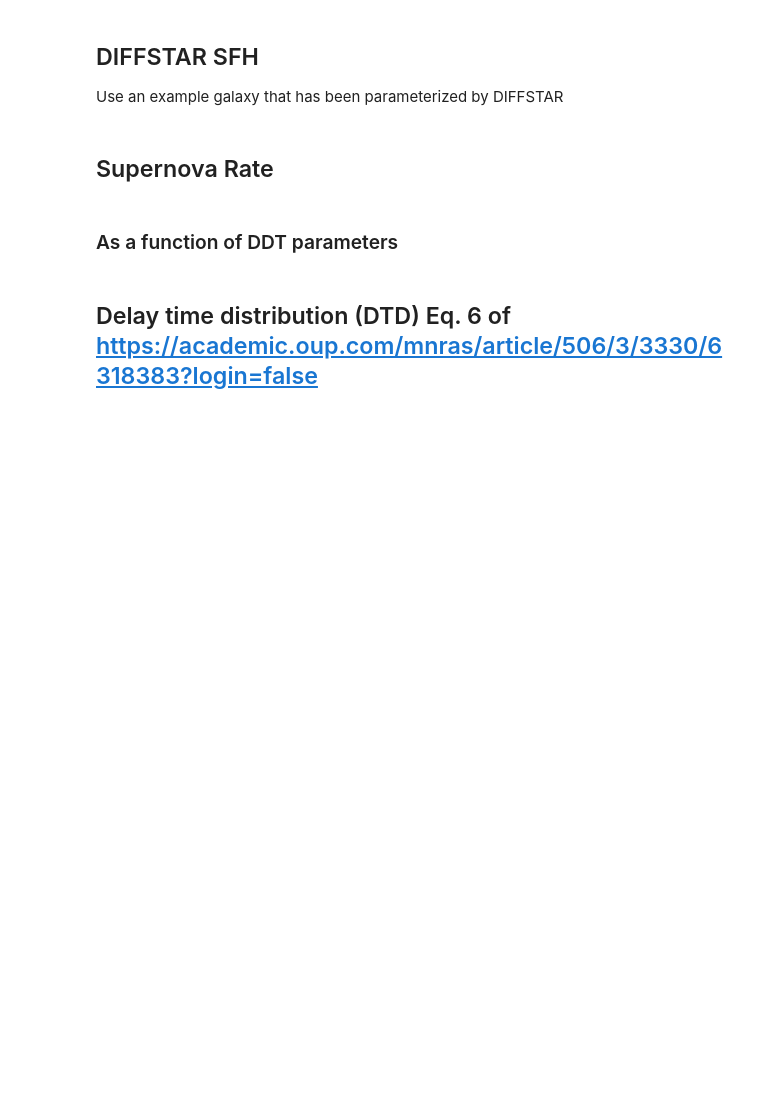
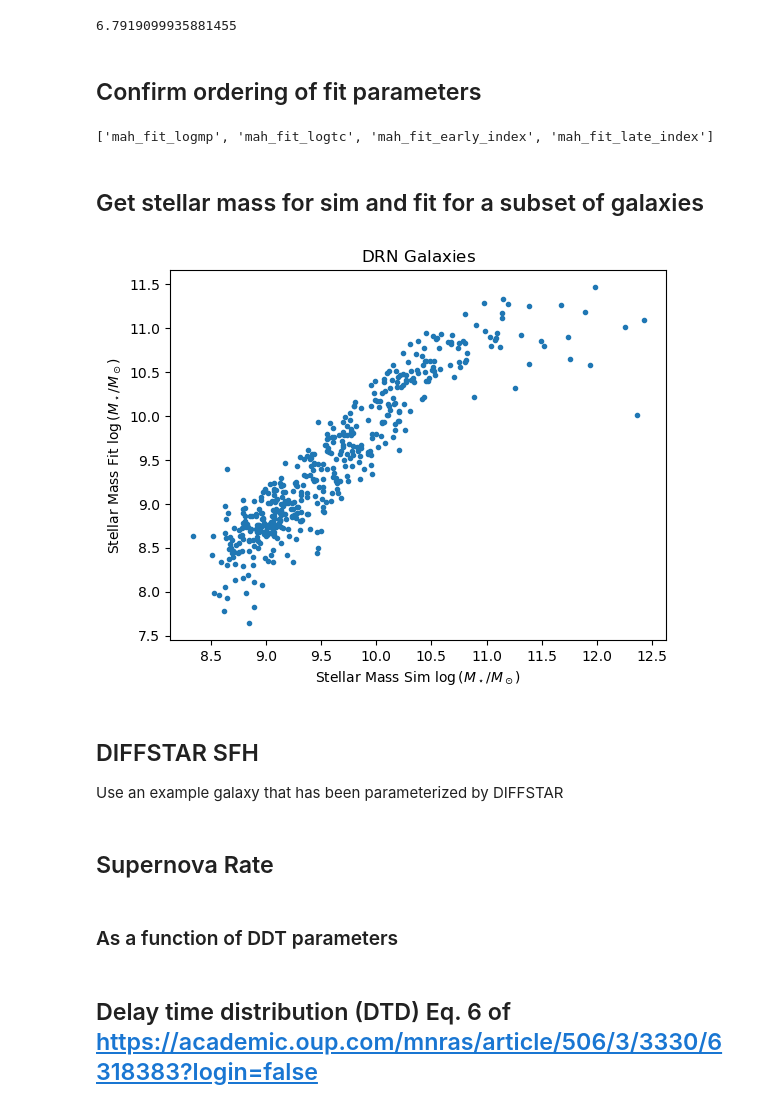
Before and after one commit to AlexGKim/sn_diffstar, a Jupyter notebook: nb/SNRate.ipynb, the cells around one changed output. Saved outputs shown, nothing was run; the diff lists cells and outputs as text; code cells hidden in the pictures; blank space fills up the shorter version.

Commit message:
example of bad stellar mass behavior

```diff
--- a/nb/SNRate.ipynb
+++ b/nb/SNRate.ipynb
@@ -99,0 +16,3 @@ True
+# %%
+from jax import random as jran
+ran_key = jran.PRNGKey(0)
@@ -99,0 +25,35 @@ True
+# %%
+sslice = 110
+t0s=data[1][sslice]
+print(t0s)
+# %% [output]
+6.7919099935881455
+# %% [markdown]
+## Confirm ordering of fit parameters
+# %%
+print(data[2][0])
+# %% [output]
+['mah_fit_logmp', 'mah_fit_logtc', 'mah_fit_early_index', 'mah_fit_late_index']
+# %% [markdown]
+## Get stellar mass for sim and fit for a subset of galaxies
+# %%
+logSM_sim=[]
+logSM_fit=[]
+tarr = jnp.linspace(0.1, t0s, 200)
+count=0
+for row in data[0]:
+    if (count % 1000) == 0:
+        mah_params_one= numpy.array(list(row[data[2][0]]))
+        ms_u_params_pop, ms_sfh_pop, ms_logsmh_pop = mc_galhalo_ms_lgmpop(ran_key, mah_params_one[None,:], tarr)
+        logSM_sim.append(ms_logsmh_pop[0,-1])
+        logSM_fit.append(row['logsmh_sim'][sslice])
+    count = count+1
+# %%
+fig, ax = plt.subplots(1, 1)
+__=ax.plot(logSM_sim, logSM_fit, '.')
+
+tlabel = ax.set_title(r'${\rm DRN\ Galaxies}$')
+xlabel = ax.set_xlabel(r'${\rm Stellar\ Mass\ Sim\ } \log{(M_\star/M_\odot)}$')
+xlabel = ax.set_ylabel(r'${\rm Stellar\ Mass\ Fit\ } \log{(M_\star/M_\odot)}$')
+# %% [output]
+[figure, added]
```
Also changed, not shown: parts of 29 cells of this notebook.
